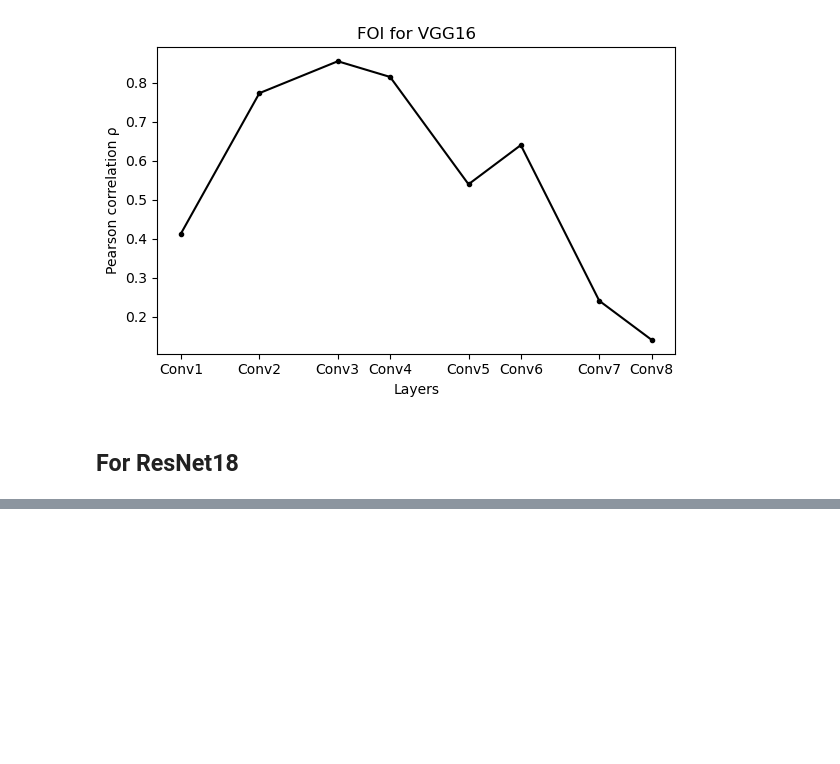
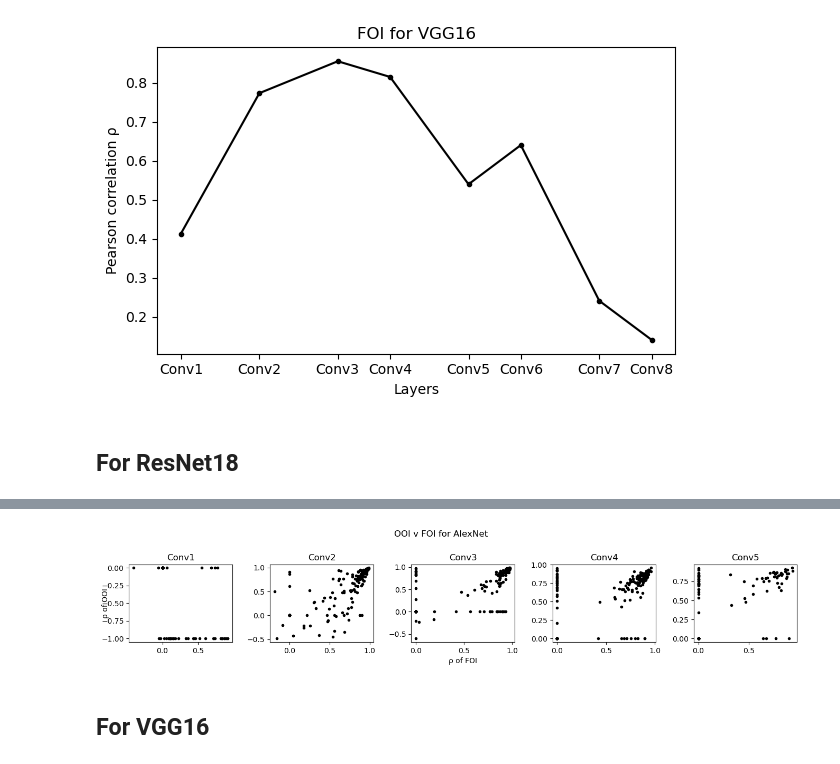
Before and after one commit to L24358/artiphisiology, a Jupyter notebook: main/reports/20230513_summary.ipynb, the cells around one changed output, grey strips where cells are left out. Saved outputs shown, nothing was run; the diff lists cells and outputs as text; code cells hidden in the pictures; blank space fills up the shorter version.

```diff
--- a/main/reports/20230513_summary.ipynb
+++ b/main/reports/20230513_summary.ipynb
@@ -148,0 +170,14 @@ plt.tight_layout(); plt.show()
+# %%
+fig = plt.figure(figsize=(len(hkeys)*3 - 1, 3))
+for i in range(len(hkeys)):
+    hkey = hkeys[i]
+    ax = fig.add_subplot(1, len(hkeys), i+1)
+    ax.plot(prs_an_foi[hkey], prs_an_ooi[hkey], "k.")
+    ax.set_title(AN_layer[hkey])
+vis.common_label(fig, "\u03C1 of FOI", "\u03C1 of OOI")
+plt.suptitle("OOI v FOI for AlexNet")
+plt.tight_layout(); plt.show()
+# %% [output]
+[figure, added]
+# %% [markdown]
+## For VGG16
```
Also changed, not shown: parts of 24 cells of this notebook, 3 other files.
